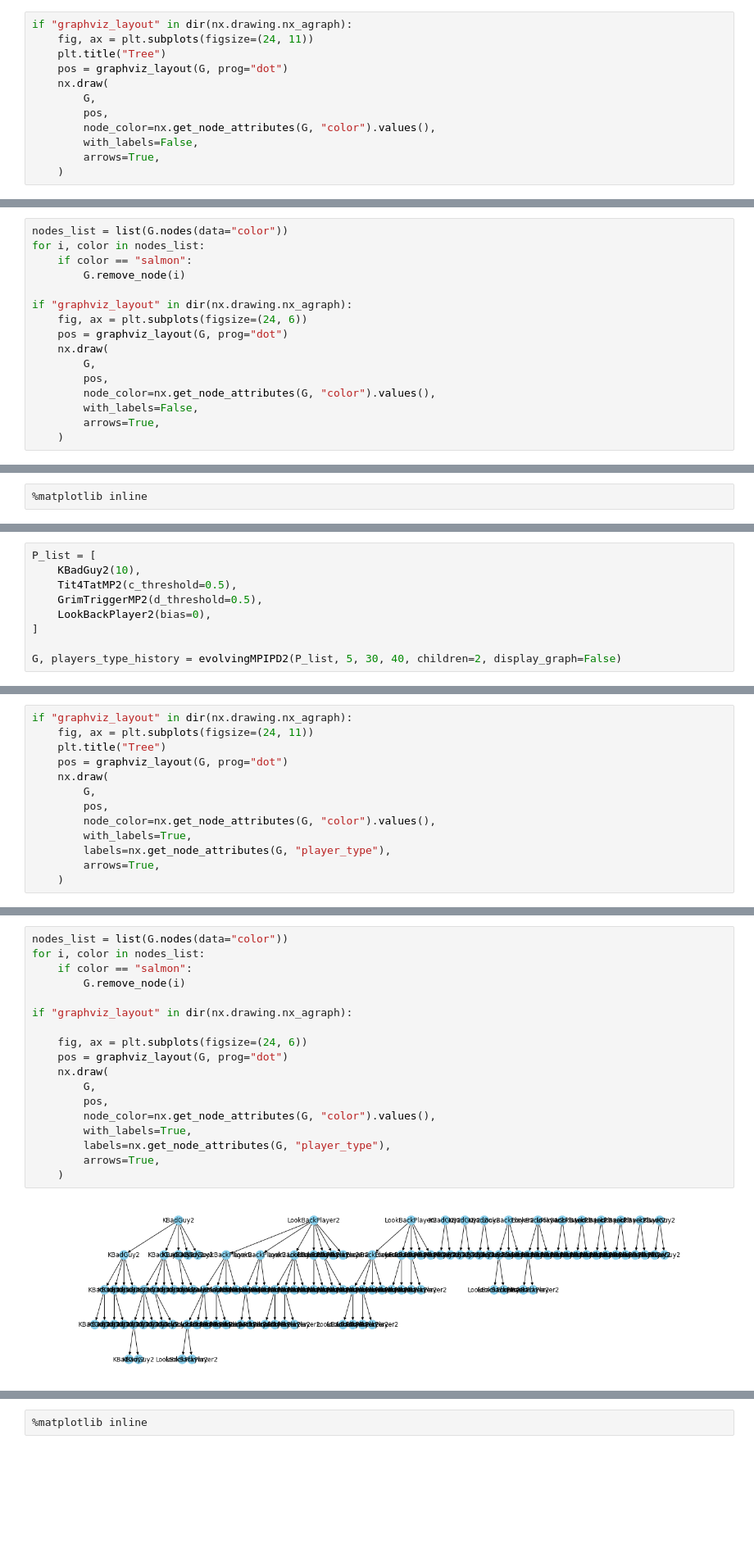
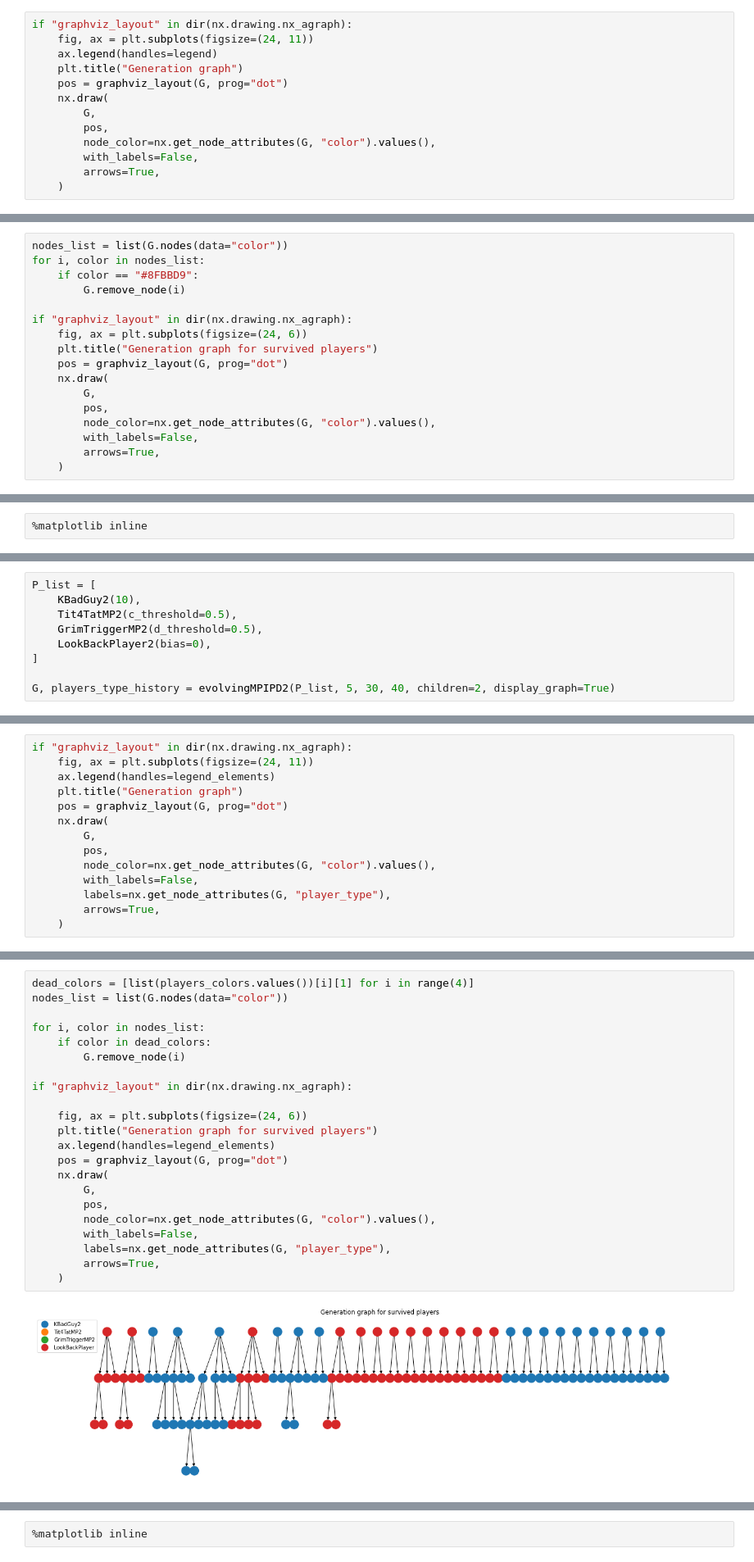
Before and after one commit to donaldssh/Iterative-Prisoners-Dilemma, a Jupyter notebook: Project.ipynb, the cells around one changed output, grey strips where cells are left out. Shown at 82% size. Cells and saved outputs as stored; diff of their text form; blank space fills up the shorter version.

```diff
--- a/Project.ipynb
+++ b/Project.ipynb
@@ -1395,7 +1407,8 @@ G, all_k_history = evolvingMPIPD(P_list, 5, 30, 40, children=2, display_graph=Fa
 # %%
 if "graphviz_layout" in dir(nx.drawing.nx_agraph):
     fig, ax = plt.subplots(figsize=(24, 11))
-    plt.title("Tree")
+    ax.legend(handles=legend)
+    plt.title("Generation graph")
     pos = graphviz_layout(G, prog="dot")
     nx.draw(
         G,
@@ -1409,11 +1422,12 @@ if "graphviz_layout" in dir(nx.drawing.nx_agraph):
 # %%
 nodes_list = list(G.nodes(data="color"))
 for i, color in nodes_list:
-    if color == "salmon":
+    if color == "#8FBBD9":
         G.remove_node(i)
 
 if "graphviz_layout" in dir(nx.drawing.nx_agraph):
     fig, ax = plt.subplots(figsize=(24, 6))
+    plt.title("Generation graph for survived players")
     pos = graphviz_layout(G, prog="dot")
     nx.draw(
         G,
@@ -1651,4 +1686,4 @@ P_list = [
     LookBackPlayer2(bias=0),
 ]
 
-G, players_type_history = evolvingMPIPD2(P_list, 5, 30, 40, children=2, display_graph=False)
+G, players_type_history = evolvingMPIPD2(P_list, 5, 30, 40, children=2, display_graph=True)
@@ -1655,13 +1693,14 @@ G, players_type_history = evolvingMPIPD2(P_list, 5, 30, 40, children=2, display_
 # %%
 if "graphviz_layout" in dir(nx.drawing.nx_agraph):
     fig, ax = plt.subplots(figsize=(24, 11))
-    plt.title("Tree")
+    ax.legend(handles=legend_elements)
+    plt.title("Generation graph")
     pos = graphviz_layout(G, prog="dot")
     nx.draw(
         G,
         pos,
         node_color=nx.get_node_attributes(G, "color").values(),
-        with_labels=True,
+        with_labels=False,
         labels=nx.get_node_attributes(G, "player_type"),
         arrows=True,
     )
@@ -1670,22 +1709,26 @@ if "graphviz_layout" in dir(nx.drawing.nx_agraph):
 # %%
+dead_colors = [list(players_colors.values())[i][1] for i in range(4)]
 nodes_list = list(G.nodes(data="color"))
+
 for i, color in nodes_list:
-    if color == "salmon":
+    if color in dead_colors:
         G.remove_node(i)
 
 if "graphviz_layout" in dir(nx.drawing.nx_agraph):
 
     fig, ax = plt.subplots(figsize=(24, 6))
+    plt.title("Generation graph for survived players")
+    ax.legend(handles=legend_elements)
     pos = graphviz_layout(G, prog="dot")
     nx.draw(
         G,
         pos,
         node_color=nx.get_node_attributes(G, "color").values(),
-        with_labels=True,
+        with_labels=False,
         labels=nx.get_node_attributes(G, "player_type"),
         arrows=True,
     )
 # %% [output]
-[figure, old version]
+[figure, new version]
 # %%
 P_list = [
```
Also changed, not shown: parts of 11 cells of this notebook.
